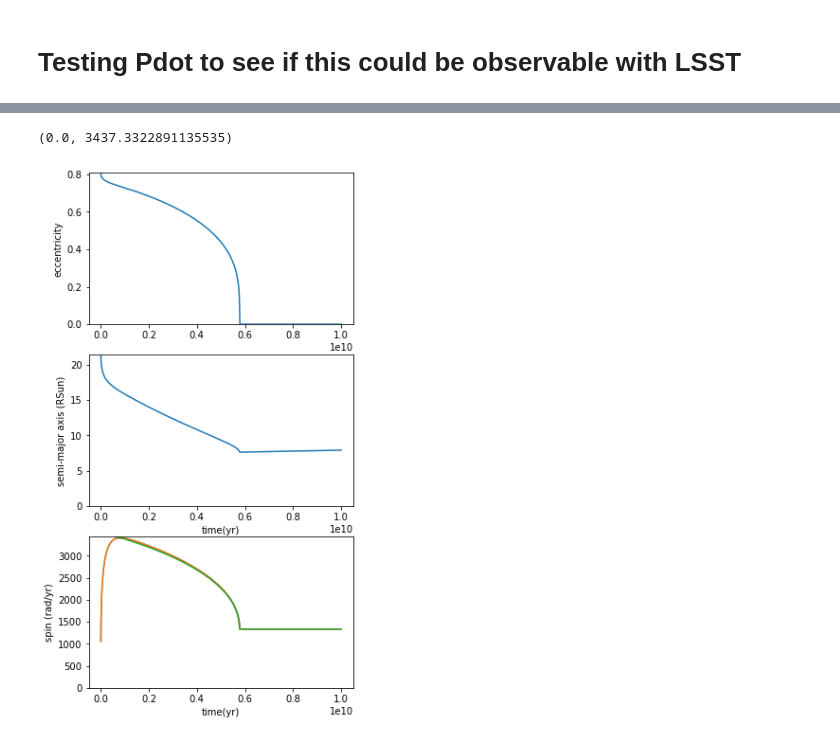
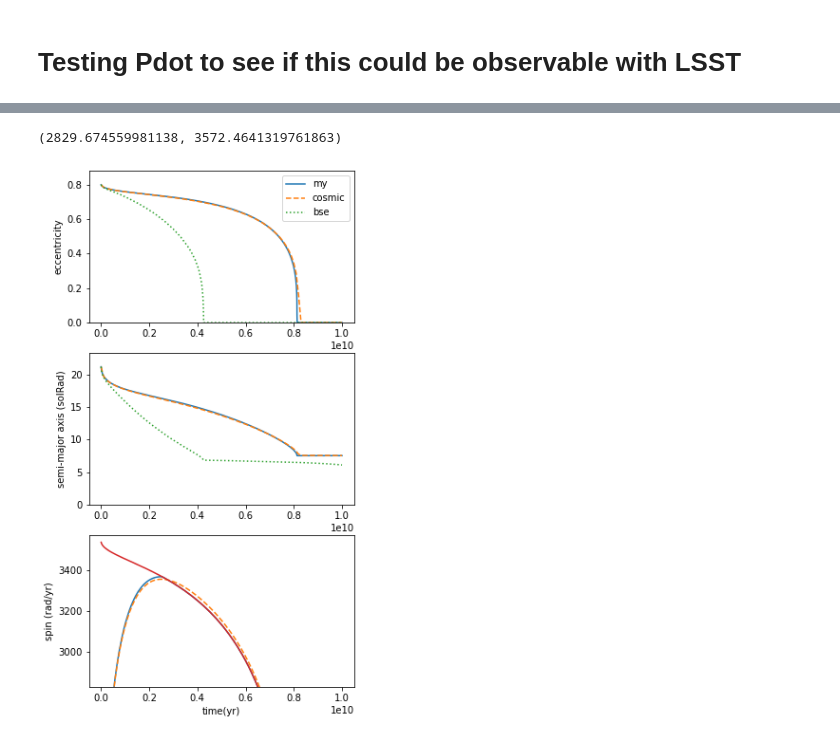
Before and after one commit to ageller/EB-LSST, a Jupyter notebook: testing/Pdot/testPdot.ipynb, the cells around one changed output, grey strips where cells are left out. Drawn from its saved outputs; the diff is of its cells as text; code cells hidden in the pictures.

Commit message:
added COSMIC evolution

```diff
--- a/testing/Pdot/testPdot.ipynb
+++ b/testing/Pdot/testPdot.ipynb
@@ -24,7 +29,15 @@ from binaryTides import *
+# %%
+#choose the relevant initial conditions
+m1 = 1 #Msun
+m2 = 1 #Msun
+porb = 8 #days
+ecc = 0.8
+tend = 10000 #Myr
+Zmet = 0.02
 # %%
 #get initial values for stars from COSMIC
-binary = InitialBinaryTable.InitialBinaries(m1=1, m2=1, porb=1e10, ecc=0, tphysf=1e-4, kstar1=1, kstar2=1, metallicity=0.02)
-bpp, bcm, initC, kick_info = Evolve.evolve(initialbinarytable=binary, BSEDict=BSEDict, dtp=1e-4)
-b = bcm.iloc[0]
-b
+binary = InitialBinaryTable.InitialBinaries(m1=m1, m2=m2, porb=porb, ecc=ecc, tphysf=tend, kstar1=1, kstar2=1, metallicity=Zmet)
+bpp, bcm, initC, kick_info = Evolve.evolve(initialbinarytable=binary, BSEDict=BSEDict, dtp=tend/100)
+bn = bcm.iloc[0]
+bn
 # %% [output]
@@ -91,35 +161,64 @@ Table length=802
 # %%
+#my integrator
 t = integrator.result['tphys'].to(units.yr).value
-e = integrator.result['ecc']
+e = integrator.result['ecc'].data
 a = integrator.result['sma'].to(units.solRad).value
 p = integrator.result['porb'].to(units.yr).value
 o1 = integrator.result['omega1'].to(1./units.yr).value
 o2 = integrator.result['omega2'].to(1./units.yr).value
 
+#cosmic
+tc = bcm['tphys'].values
+ac = bcm['sep'].values
+ec = bcm['ecc'].values
+o1c = bcm['omega_spin_1'].values
+o2c = bcm['omega_spin_2'].values
+
+#bse
+tb = df['t'].values
+ab = df['a'].values
+eb = df['e'].values
+o1b = df['omega1'].values
+o2b = df['omega2'].values
+
+prop_cycle = plt.rcParams['axes.prop_cycle']
+colors = prop_cycle.by_key()['color']
+
 f, ax = plt.subplots(3,1, figsize=(5,10))
 
-ax[0].plot(t,e)
+ax[0].plot(t, e, label='my')
+ax[0].plot(tc*1e6,ec,linestyle='dashed', label='cosmic')
+ax[0].plot(tb*1e6,eb,linestyle='dotted', label='bse')
 ax[0].set_ylabel('eccentricity')
-ax[0].set_ylim(0,1.01*max(e))
+ax[0].set_ylim(0,1.1*max(e))
+ax[0].legend()
 
-ax[1].plot(t,a)
-ax[1].set_ylabel('semi-major axis (RSun)')
-ax[1].set_xlabel('time(yr)')
-ax[1].set_ylim(0,1.01*max(a))
+ax[1].plot(t, a)
+ax[1].plot(tc*1e6,ac,linestyle='dashed')
+ax[1].plot(tb*1e6,ab,linestyle='dotted')
+ax[1].set_ylabel('semi-major axis (solRad)')
+ax[1].set_ylim(0,1.1*max(a))
 
-ax[2].plot(t,o1)
-ax[2].plot(t,o2)
+ax[2].plot(t,o1)#, c=colors[0])
+ax[2].plot(tc*1e6,o1c, linestyle='dashed')#, c=colors[0])
+ax[2].plot(tb*1e6,o1b, linestyle='dotted')#, c=colors[0])
+#ax[2].plot(tc*1e6,o2c, linestyle='dashed', c=colors[1])
+#ax[2].plot(t,o2, c=colors[1])
 ax[2].set_ylabel('spin (rad/yr)')
 ax[2].set_xlabel('time(yr)')
 
 f2 = 1. + 15./2.*e**2. +  45./8.*e**4. +   5./16.*e**6.
 f5 = 1. +     3.*e**2. +   3./8.*e**4.
 omega_orb = 2.*np.pi/p
 omega_eq = f2*omega_orb/(f5*(1. - e**2.)**(3./2.))
-ax[2].plot(t[1:],omega_eq[:-1])
+ax[2].plot(t[1:],omega_eq[:-1])#, c=colors[2])
+
+ym = max(np.concatenate((o1c,o1b,o1,omega_eq)))
+ax[2].set_ylim(0,1.01*ym)
+ax[2].set_ylim(0.8*ym,1.01*ym)
 
 #ax[2].set_ylim(0,1.01*max(spin_eq))
-ax[2].set_ylim(0,1.01*max(o1))
+#ax[2].set_ylim(0,1.01*max(o1))
 # %% [output]
-(0.0, 3437.3322891135535)
+(2829.674559981138, 3572.4641319761863)
-[figure, old version]
+[figure, new version]
```
Also changed, not shown: parts of 12 cells of this notebook, 3 other files.
